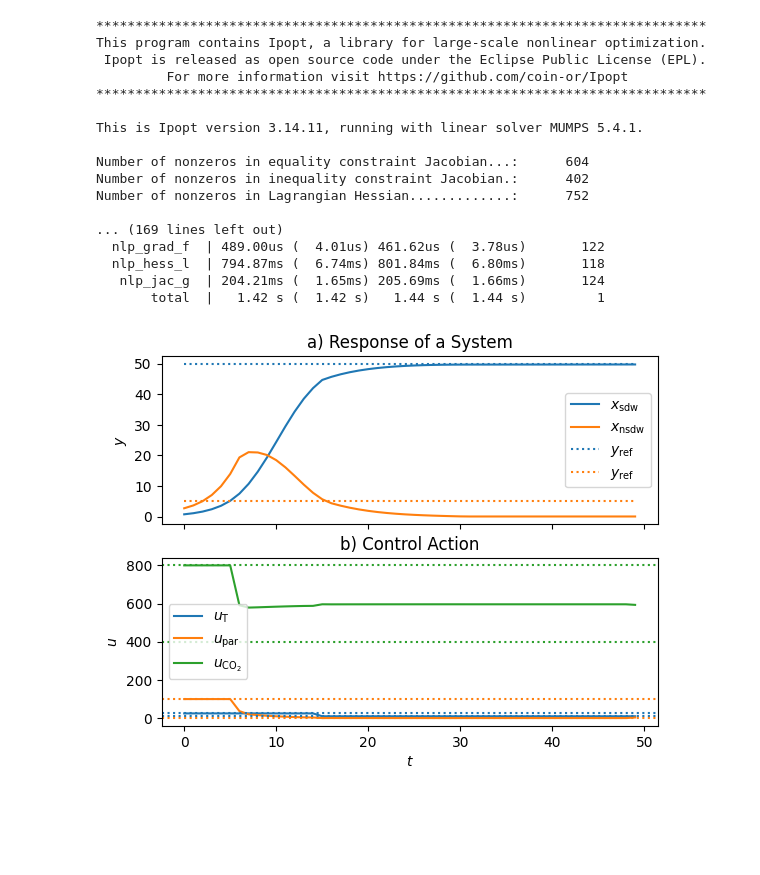
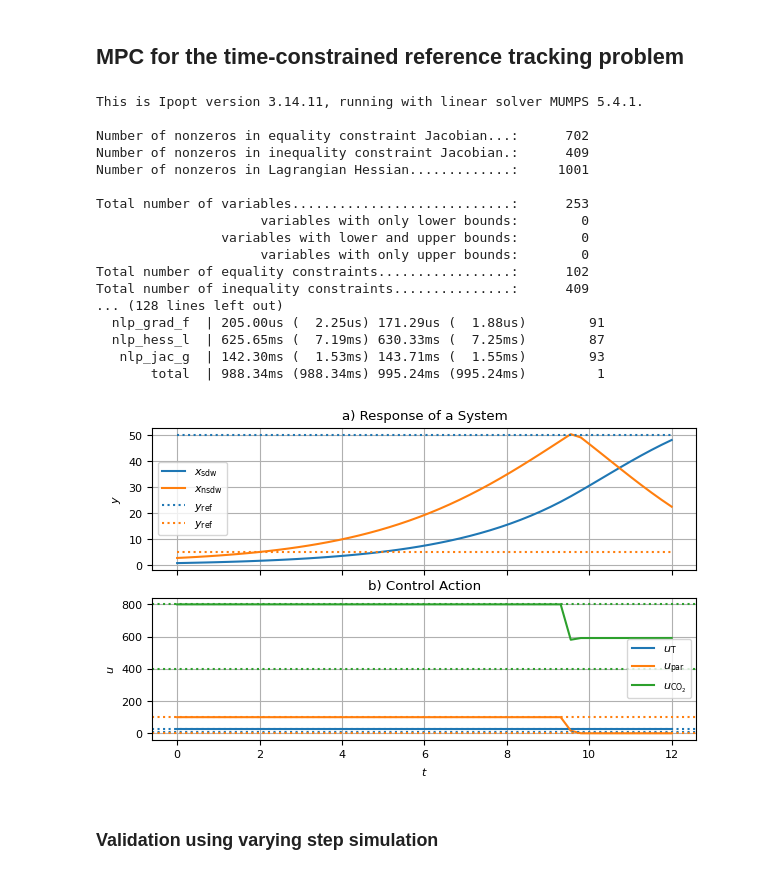
Before and after one commit to MarekWadinger/ecompc-greenhouse-platform, a Jupyter notebook: main.ipynb, the cells around one changed output. Cells and saved outputs as stored; diff of their text form; code cells hidden in the pictures; blank space fills up the shorter version.

```diff
--- a/main.ipynb
+++ b/main.ipynb
@@ -137,26 +152,33 @@ plt.show()
+# %% [markdown]
+## MPC for the time-constrained reference tracking problem
 # %%
 opti = Opti()  # Optimization problem
 
 N = 50  # number of control intervals
+sec_in_day = 86400
 x_ref = [50, 5]  # reference state
 # ---- decision variables ---------
 X = opti.variable(2, N + 1)  # state trajectory
 x_sdw = X[0, :]
 x_nsdw = X[1, :]
 U = opti.variable(3, N)  # control trajectory (u_T, u_par, u_co2)
-# T = opti.variable()
+T = opti.variable()
 
 # ---- objective          ---------
-opti.minimize(dot(X - x_ref, X - x_ref))  # reference tracking
+opti.minimize(
+    # dot(X[:, 0] - x_ref[0], X[:, 0] - x_ref[0]) +
+    T / sec_in_day
+)  # reference tracking
 
 # ---- dynamic constraints --------
-dt = 86400  # T / N
+dt = T / N  # sec_in_day  #
 
 
 def f(x, u):
     return vertcat(*lettuce_growth_model(0, vertsplit(x), vertsplit(u)))
 
 
+# Implement Runge-Kutta 4 integrator manually 😱
 for k in range(N):
     k1 = f(X[:, k], U[:, k])
     k2 = f(X[:, k] + dt / 2 * k1, U[:, k])
@@ -175,46 +197,52 @@ for i in range(X.shape[0]):
 
 # ---- boundary conditions and initial values for solver --------
 for i in range(X.shape[0]):
+    opti.set_initial(X[i, :], x0[i])
     opti.subject_to(X[i, 0] == x0[i])
-    opti.subject_to(X[0, -1] == 50)
-    opti.set_initial(X[i, :], x0[i])
-    # opti.set_initial(T, 1)
+    # Terminal constraint on structural dry weight
+    opti.subject_to(X[0, -1] >= 50)
+    opti.subject_to(X[1, -1] <= 20)
+    # Terminal constraint on time
+    opti.subject_to(T <= sec_in_day * 15)
+
 
 # ---- misc. constraints  ----------
-# opti.subject_to(T >= 0)  # Time must be positive
+opti.subject_to(T >= 0)  # Time must be positive
 
 # ---- solve NLP              ------
 opti.solver("ipopt")  # set numerical backend
 sol = opti.solve()  # actual solve
 # %% [output]
-******************************************************************************
-This program contains Ipopt, a library for large-scale nonlinear optimization.
- Ipopt is released as open source code under the Eclipse Public License (EPL).
-         For more information visit https://github.com/coin-or/Ipopt
-******************************************************************************
-
 This is Ipopt version 3.14.11, running with linear solver MUMPS 5.4.1.
 
-Number of nonzeros in equality constraint Jacobian...:      604
-Number of nonzeros in inequality constraint Jacobian.:      402
-Number of nonzeros in Lagrangian Hessian.............:      752
+Number of nonzeros in equality constraint Jacobian...:      702
+Number of nonzeros in inequality constraint Jacobian.:      409
+Number of nonzeros in Lagrangian Hessian.............:     1001
 
-... (169 lines left out)
-  nlp_grad_f  | 489.00us (  4.01us) 461.62us (  3.78us)       122
-  nlp_hess_l  | 794.87ms (  6.74ms) 801.84ms (  6.80ms)       118
-   nlp_jac_g  | 204.21ms (  1.65ms) 205.69ms (  1.66ms)       124
-       total  |   1.42 s (  1.42 s)   1.44 s (  1.44 s)         1
+Total number of variables............................:      253
+                     variables with only lower bounds:        0
+                variables with lower and upper bounds:        0
+                     variables with only upper bounds:        0
+Total number of equality constraints.................:      102
+Total number of inequality constraints...............:      409
+... (128 lines left out)
+  nlp_grad_f  | 205.00us (  2.25us) 171.29us (  1.88us)        91
+  nlp_hess_l  | 625.65ms (  7.19ms) 630.33ms (  7.25ms)        87
+   nlp_jac_g  | 142.30ms (  1.53ms) 143.71ms (  1.55ms)        93
+       total  | 988.34ms (988.34ms) 995.24ms (995.24ms)         1
 # %%
 plot_response(
-    range(N),
+    np.linspace(0, int(sol.value(T) / sec_in_day), N),
     sol.value(X).T[:-1],
     sol.value(U).T,
     y_ref=[x_ref] * N,
     u_min=u_min,
     u_max=u_max,
 )
 plt.show()
 # %% [output]
-[figure, old version]
+[figure, new version]
+# %% [markdown]
+### Validation using varying step simulation
 # %%
 t_out, y_out, u_out = simulate(
```
Also changed, not shown: parts of 27 cells of this notebook, 2 other files.
